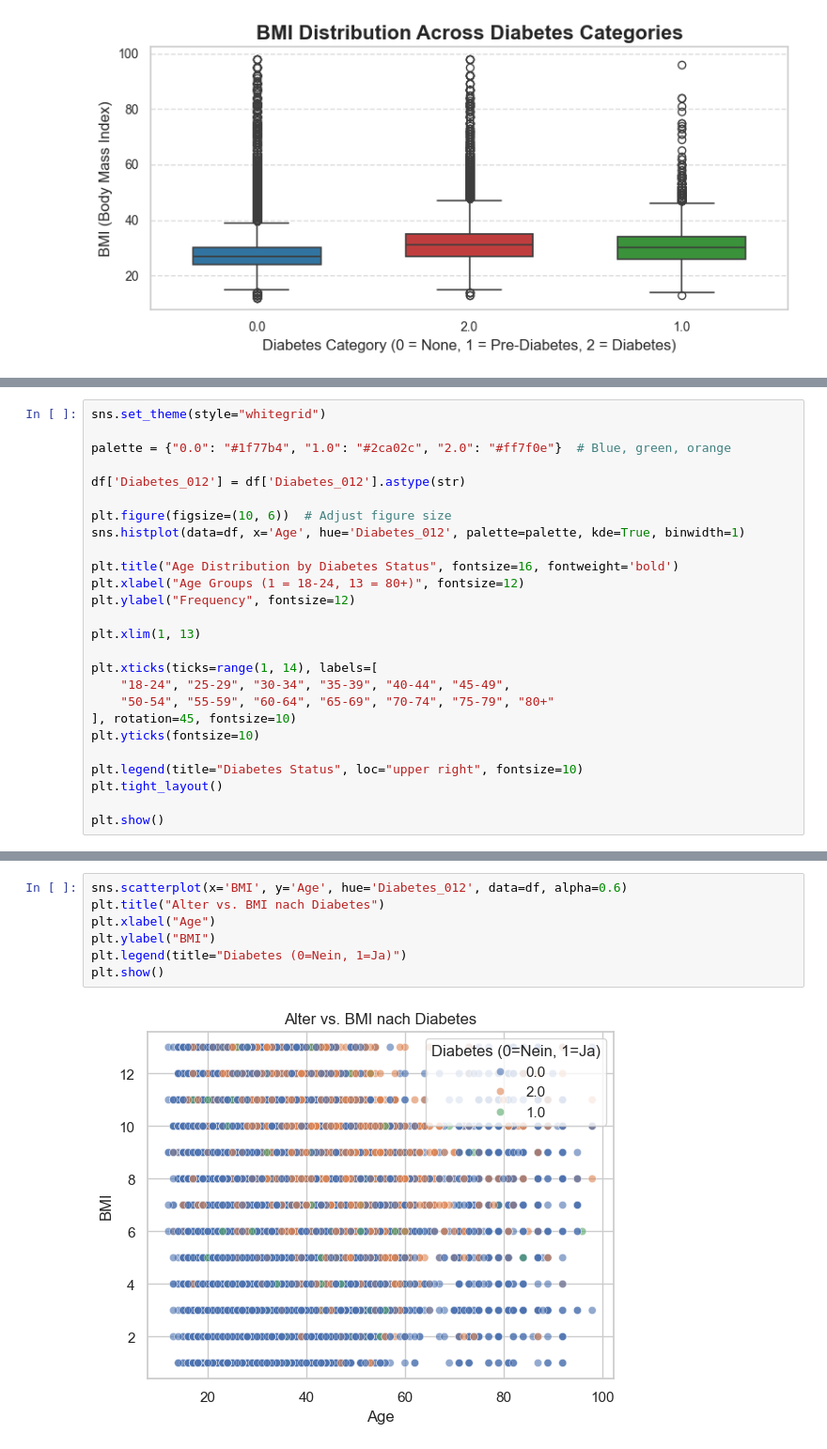
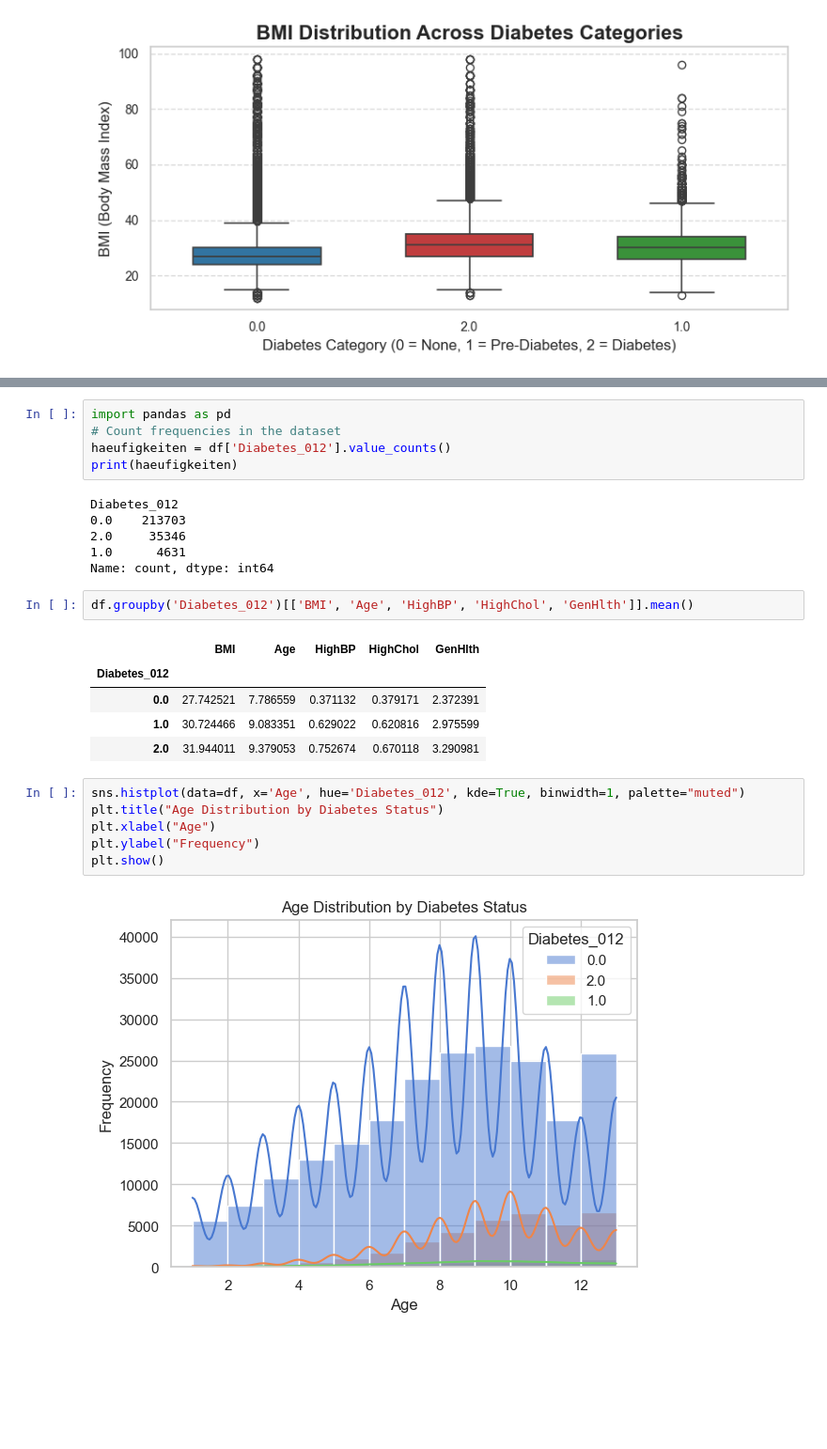
Before and after one commit to luiszanro/DIABETES, a Jupyter notebook: notebooks/diabetes_notebook.ipynb, the cells around one changed output, grey strips where cells are left out. Shown: that part at 94% size. Drawn from its saved outputs; the diff is of its cells as text; blank space fills up the shorter version.

```diff
--- a/notebooks/diabetes_notebook.ipynb
+++ b/notebooks/diabetes_notebook.ipynb
@@ -293,26 +240,0 @@ plt.show()
-# %%
-sns.set_theme(style="whitegrid")
-
-palette = {"0.0": "#1f77b4", "1.0": "#2ca02c", "2.0": "#ff7f0e"}  # Blue, green, orange
-
-df['Diabetes_012'] = df['Diabetes_012'].astype(str)
-
-plt.figure(figsize=(10, 6))  # Adjust figure size
-sns.histplot(data=df, x='Age', hue='Diabetes_012', palette=palette, kde=True, binwidth=1)
-
-plt.title("Age Distribution by Diabetes Status", fontsize=16, fontweight='bold')
-plt.xlabel("Age Groups (1 = 18-24, 13 = 80+)", fontsize=12)
-plt.ylabel("Frequency", fontsize=12)
-
-plt.xlim(1, 13)
-
-plt.xticks(ticks=range(1, 14), labels=[
-    "18-24", "25-29", "30-34", "35-39", "40-44", "45-49",
-    "50-54", "55-59", "60-64", "65-69", "70-74", "75-79", "80+"
-], rotation=45, fontsize=10)
-plt.yticks(fontsize=10)
-
-plt.legend(title="Diabetes Status", loc="upper right", fontsize=10)
-plt.tight_layout()
-
-plt.show()
@@ -321,9 +241,27 @@ plt.show()
+# %%
+import pandas as pd
+# Count frequencies in the dataset
+haeufigkeiten = df['Diabetes_012'].value_counts()
+print(haeufigkeiten)
+# %% [output]
+Diabetes_012
+0.0    213703
+2.0     35346
+1.0      4631
+Name: count, dtype: int64
+# %%
+df.groupby('Diabetes_012')[['BMI', 'Age', 'HighBP', 'HighChol', 'GenHlth']].mean()
+# %% [output]
+|  | BMI | Age | HighBP | HighChol | GenHlth |
+| Diabetes_012 |  |  |  |  |  |
+| 0.0 | 27.742521 | 7.786559 | 0.371132 | 0.379171 | 2.372391 |
+| 1.0 | 30.724466 | 9.083351 | 0.629022 | 0.620816 | 2.975599 |
+| 2.0 | 31.944011 | 9.379053 | 0.752674 | 0.670118 | 3.290981 |
 # %%
-sns.scatterplot(x='BMI', y='Age', hue='Diabetes_012', data=df, alpha=0.6)
-plt.title("Alter vs. BMI nach Diabetes")
+sns.histplot(data=df, x='Age', hue='Diabetes_012', kde=True, binwidth=1, palette="muted")
+plt.title("Age Distribution by Diabetes Status")
 plt.xlabel("Age")
-plt.ylabel("BMI")
-plt.legend(title="Diabetes (0=Nein, 1=Ja)")
+plt.ylabel("Frequency")
 plt.show()
 # %% [output]
-[figure, old version]
+[figure, new version]
```
Also changed, not shown: parts of 15 cells of this notebook, 1 other file.
